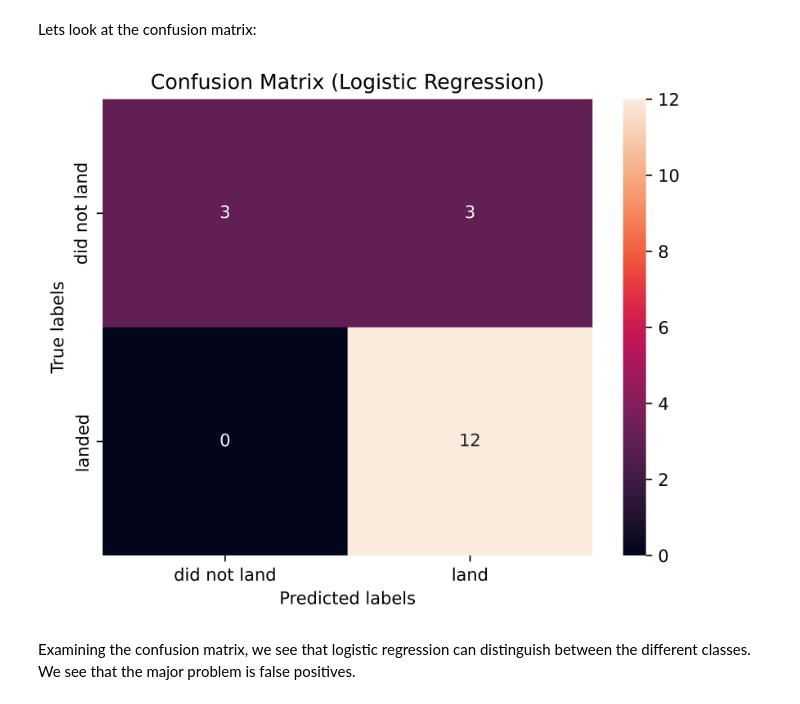
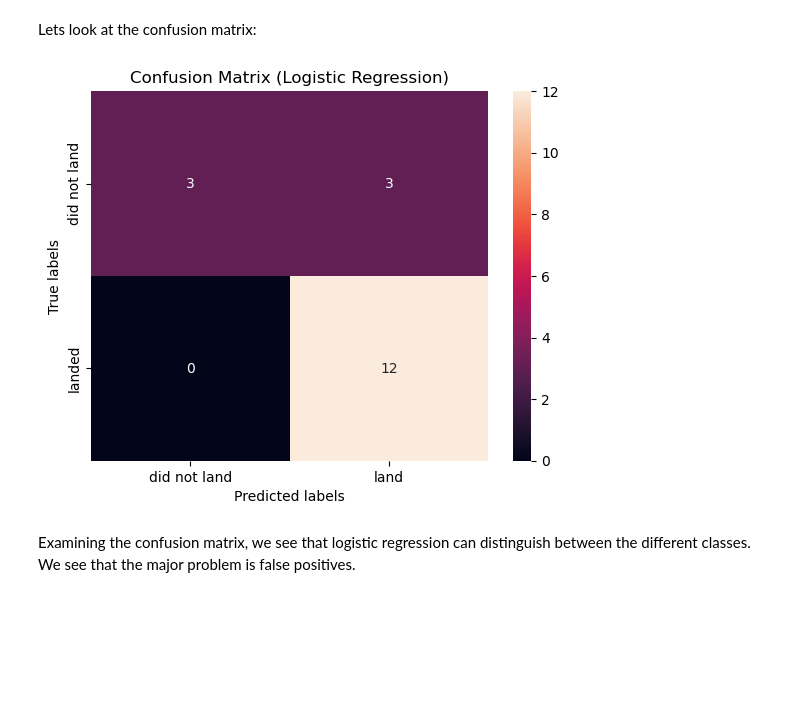
Before and after one commit to Bryan-V-Dev/Data-Scienc-Capstone-spaceX, a Jupyter notebook: 7-Predictive_Analysis(Classification)/Predictive Analysis (Classification).ipynb, the cells around one changed output. Cells and saved outputs as stored; diff of their text form; code cells hidden in the pictures; blank space fills up the shorter version.

```diff
--- a/7-Predictive_Analysis(Classification)/Predictive Analysis (Classification).ipynb
+++ b/7-Predictive_Analysis(Classification)/Predictive Analysis (Classification).ipynb
@@ -247,11 +247,11 @@ Lets look at the confusion matrix:
 # %%
 yhat = lr_best_model.predict(X_test)
 
-plt.rcParams["figure.dpi"] = 1000
+plt.rcParams["figure.dpi"] = 100
 
 plot_confusion_matrix(Y_test,yhat, title="Confusion Matrix (Logistic Regression)")
 # %% [output]
-[figure, old version]
+[figure, new version]
 # %% [markdown]
 Examining the confusion matrix, we see that logistic regression can distinguish between the different classes.  We see that the major problem is false positives.
 # %%
```
Also changed, not shown: parts of 4 cells of this notebook, 1 other file.
